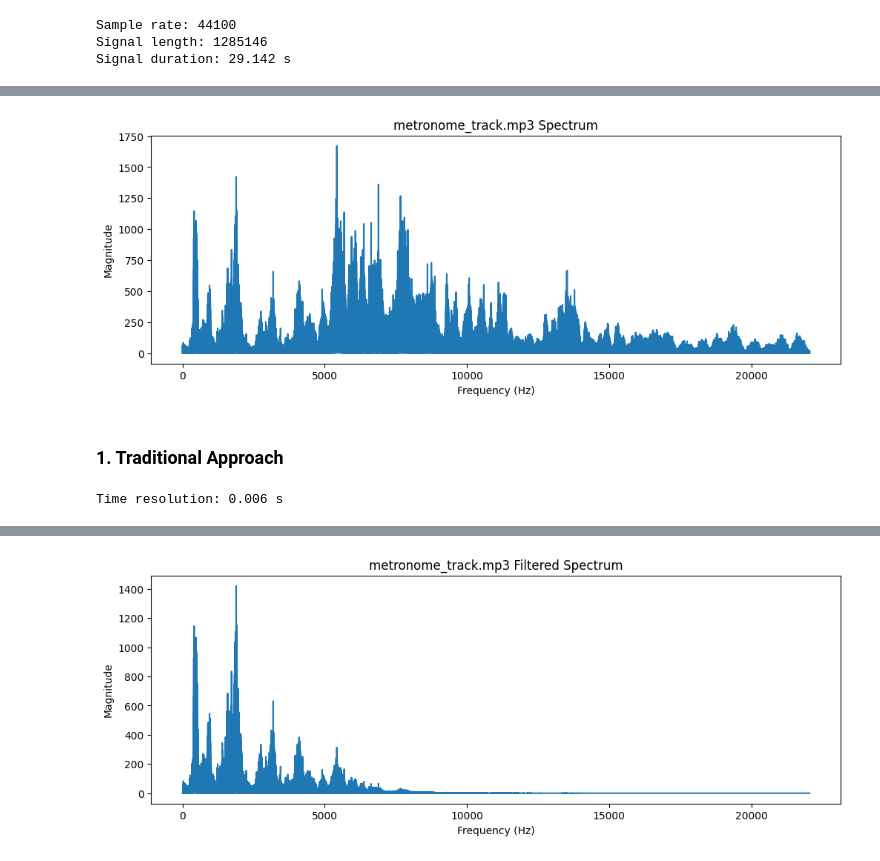
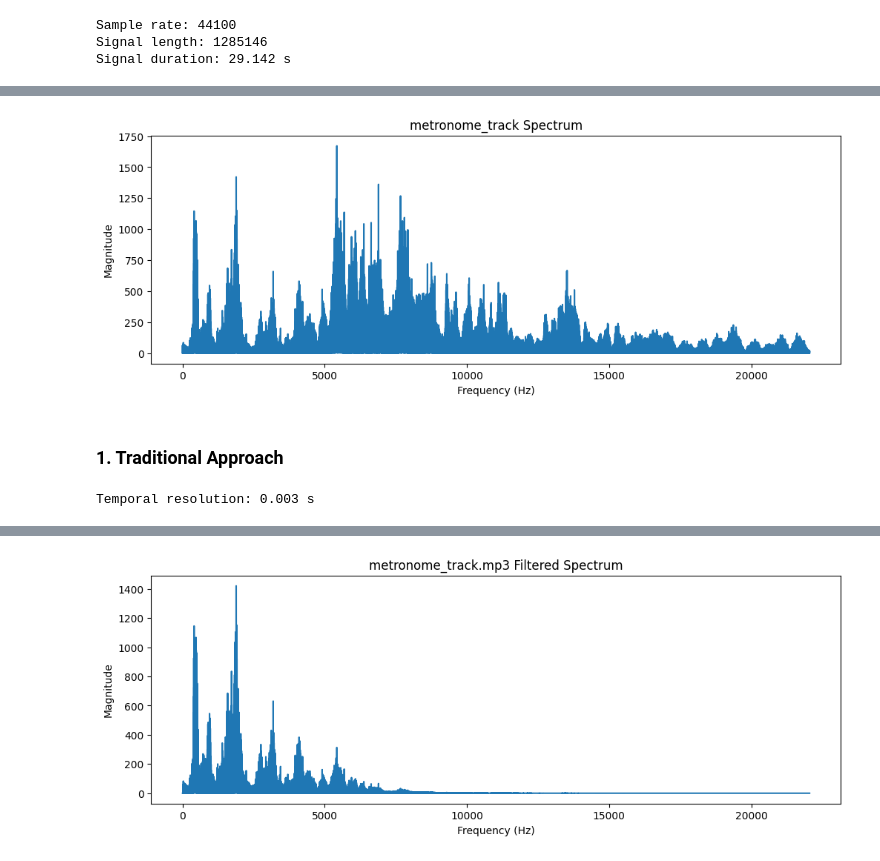
Before and after one commit to lkqiao/musical_accompanist, a Jupyter notebook: src/tempo_detect_nb.ipynb, the cells around one changed output, grey strips where cells are left out. Saved outputs shown, nothing was run; the diff lists cells and outputs as text; code cells hidden in the pictures.

```diff
--- a/src/tempo_detect_nb.ipynb
+++ b/src/tempo_detect_nb.ipynb
@@ -54,18 +77,18 @@ Text(0, 0.5, 'Amplitude')
 # %%
 # plot signal spectrum
-def plot_spectrum(signal, sr, filename, filtered=False):
+def plot_spectrum(signal, sr, name, filtered=False):
     N = len(signal)
     freqs = np.fft.rfftfreq(N, d=1/sr)
     fft_vals = np.fft.rfft(signal)
     magnitude = np.abs(fft_vals)
 
     plt.figure(figsize=(12, 4))
     plt.plot(freqs, magnitude)
-    if filtered: plt.title(f'{filename} Filtered Spectrum')
-    else: plt.title(f'{filename} Spectrum')
+    if filtered: plt.title(f'{name} Filtered Spectrum')
+    else: plt.title(f'{name} Spectrum')
     plt.xlabel('Frequency (Hz)')
     plt.ylabel('Magnitude')
 
-plot_spectrum(signal, sr, filename)
+plot_spectrum(signal, sr, name)
 # %% [output]
-[figure, old version]
+[figure, new version]
@@ -73,10 +114,14 @@ plot_spectrum(signal, sr, filename)
 ### 1. Traditional Approach
 # %%
 # define parameters
-hop_length = 256 # samples per frame
-time_res = hop_length/sr # time per frame, temporal resolution
-win_dur = 4 # window length in seconds
+hop_length = 128 # distance between frames
+time_res = hop_length/sr # temporal resolution
+print(f'Temporal resolution: {time_res:.3f} s')
+
+win_dur = 4
 win_length = int((win_dur*sr)/hop_length) # window length in frames
-print(f'Time resolution: {time_res:.3f} s')
+
+tempo_min = 35
+tempo_max = 200
 # %% [output]
-Time resolution: 0.006 s
+Temporal resolution: 0.003 s
```
Also changed, not shown: parts of 20 cells of this notebook, 2 other files.
